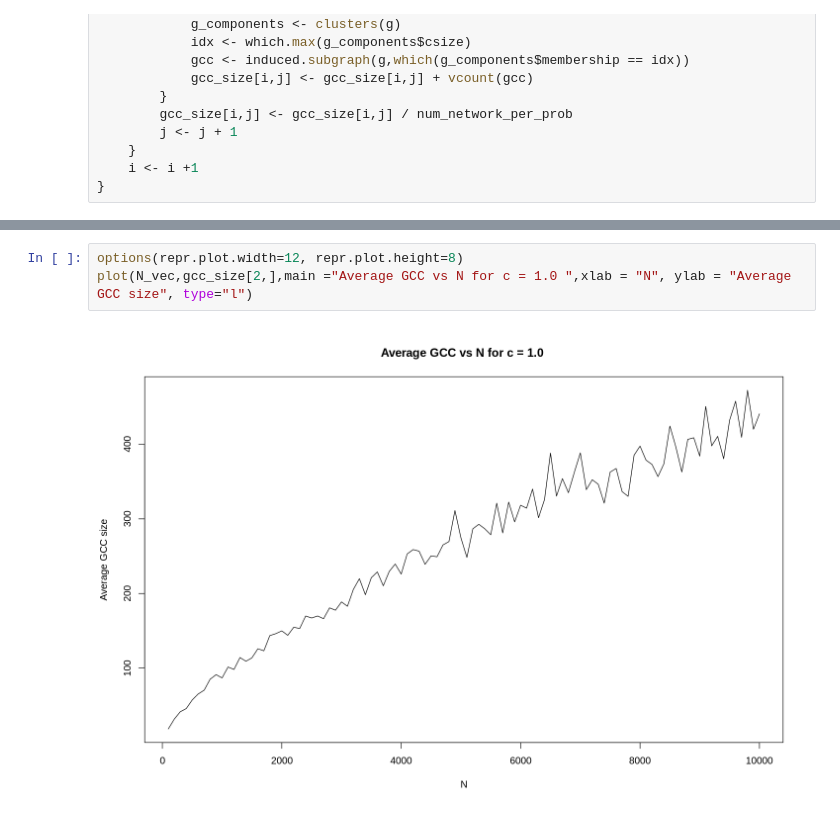
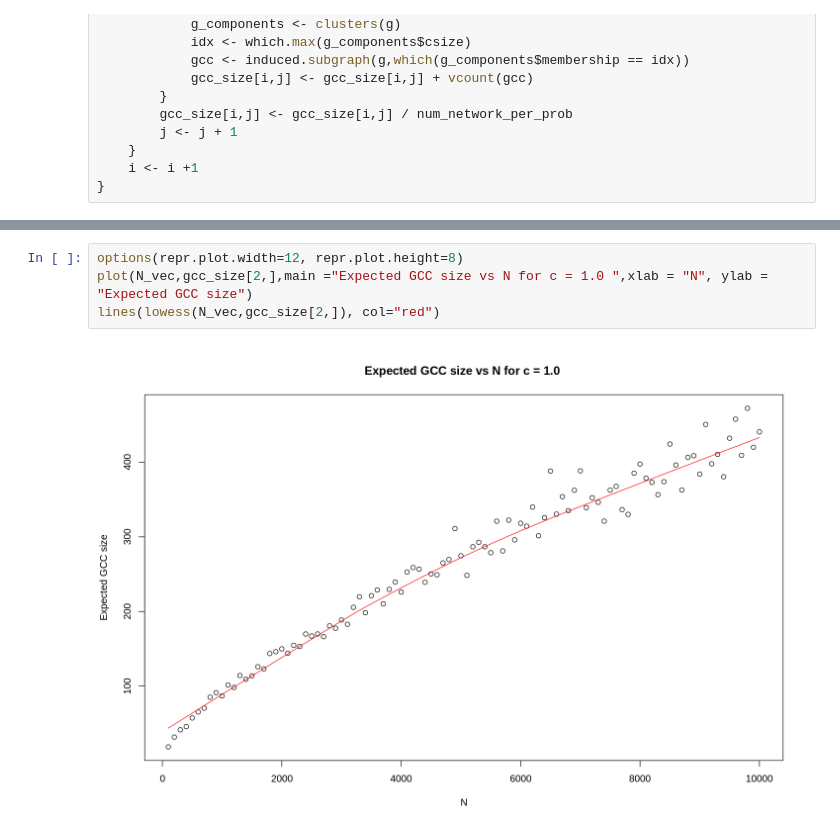
Before and after one commit to diplav09/ECE232_-LargeScaleSocialandComplexNetworks, a Jupyter notebook: ECE232_assignment1.ipynb, the cells around one changed output, grey strips where cells are left out. Drawn from its saved outputs; the diff is of its cells as text.

```diff
--- a/ECE232_assignment1.ipynb
+++ b/ECE232_assignment1.ipynb
@@ -204,5 +201,6 @@ plot(N_vec,gcc_size[1,],main ="Average GCC vs N for c = 0.5 ",xlab = "N", ylab =
 # %%
 options(repr.plot.width=12, repr.plot.height=8)
-plot(N_vec,gcc_size[2,],main ="Average GCC vs N for c = 1.0 ",xlab = "N", ylab = "Average GCC size", type="l")
+plot(N_vec,gcc_size[2,],main ="Expected GCC size vs N for c = 1.0 ",xlab = "N", ylab = "Expected GCC size")
+lines(lowess(N_vec,gcc_size[2,]), col="red")
 # %% [output]
-[figure, old version]
+[figure, new version]
```
Also changed, not shown: parts of 3 cells of this notebook.
